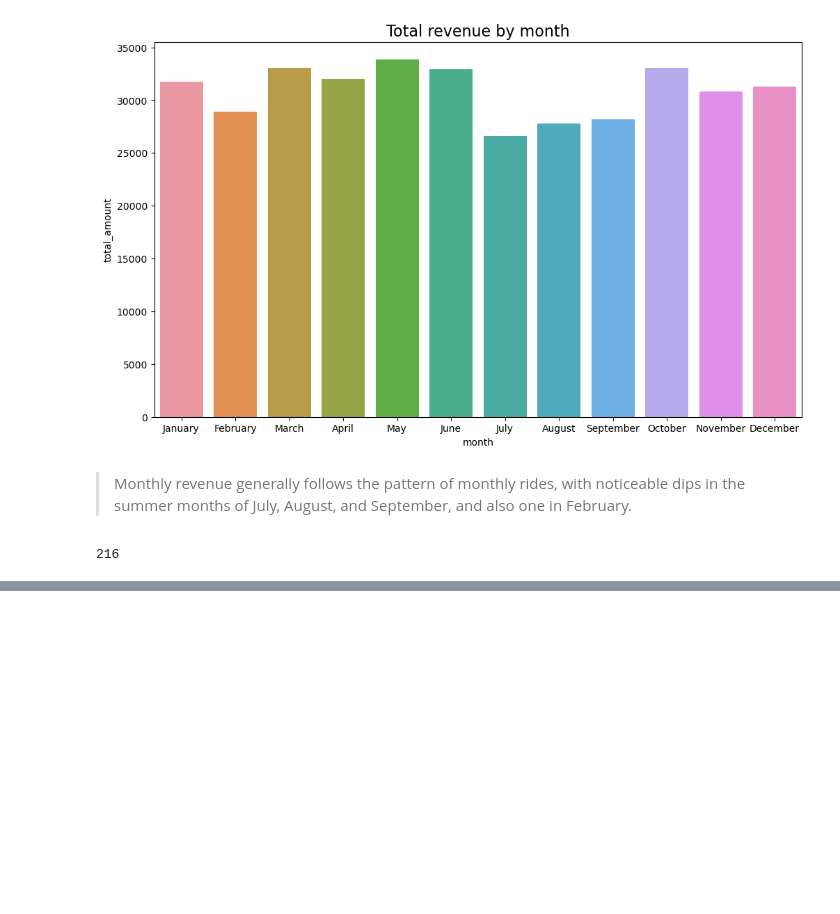
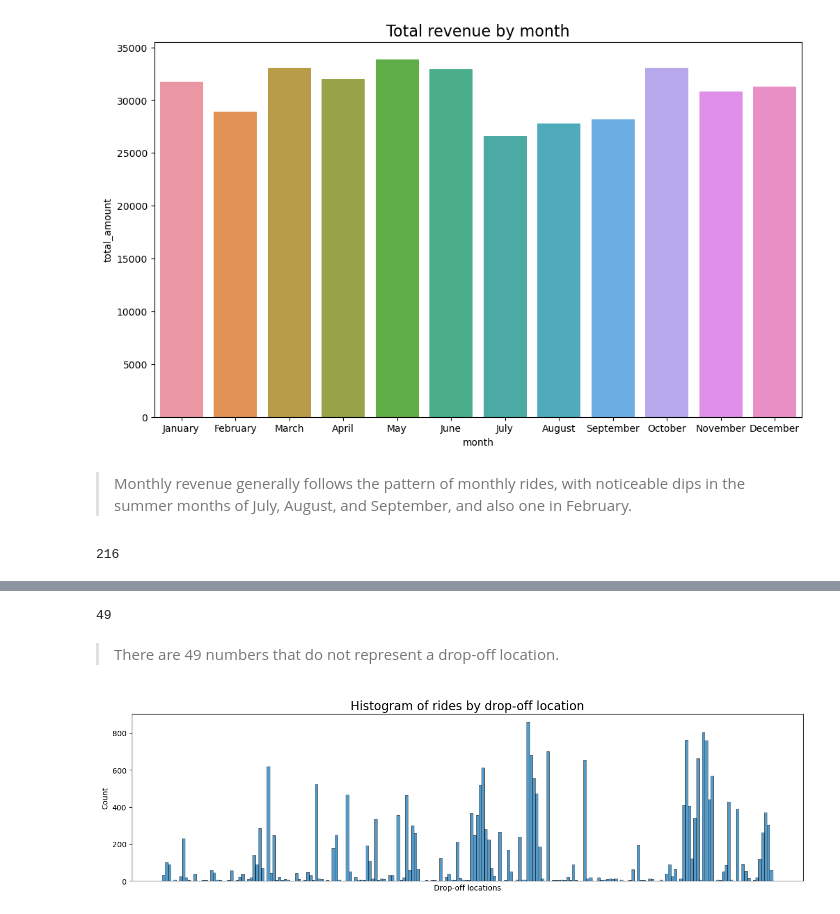
Before and after one commit to alishanstyles/Automatidata, a Jupyter notebook: Untitled.ipynb, the cells around one changed output, grey strips where cells are left out. Drawn from its saved outputs; the diff is of its cells as text; code cells hidden in the pictures; blank space fills up the shorter version.

```diff
--- a/Untitled.ipynb
+++ b/Untitled.ipynb
@@ -361,0 +421,20 @@ TypeError: Series.sort_values() got an unexpected keyword argument 'by'
+# %%
+# Check if all drop-off locations are consecutively numbered
+df['DOLocationID'].max() - len(set(df['DOLocationID']))
+# %% [output]
+49
+# %% [markdown]
+> There are 49 numbers that do not represent a drop-off location.
+# %%
+plt.figure(figsize=(16,4))
+# DOLocationID column is numeric, so sort in ascending order
+sorted_dropoffs = df['DOLocationID'].sort_values()
+# Convert to string
+sorted_dropoffs = sorted_dropoffs.astype('str')
+# Plot
+sns.histplot(sorted_dropoffs, bins=range(0, df['DOLocationID'].max()+1, 1))
+plt.xticks([])
+plt.xlabel('Drop-off locations')
+plt.title('Histogram of rides by drop-off location', fontsize=16);
+# %% [output]
+[figure, added]
```
Also changed, not shown: parts of 9 cells of this notebook.
